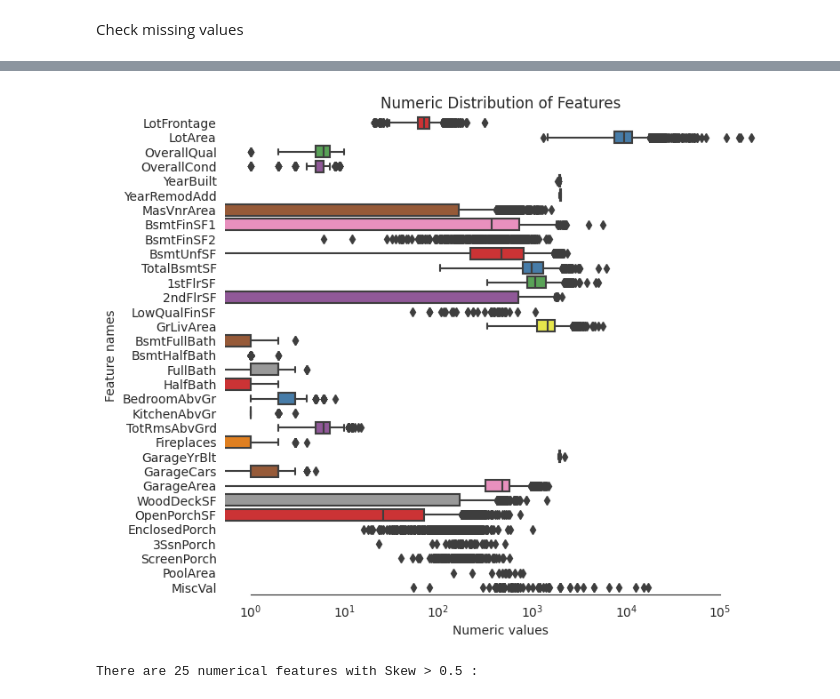
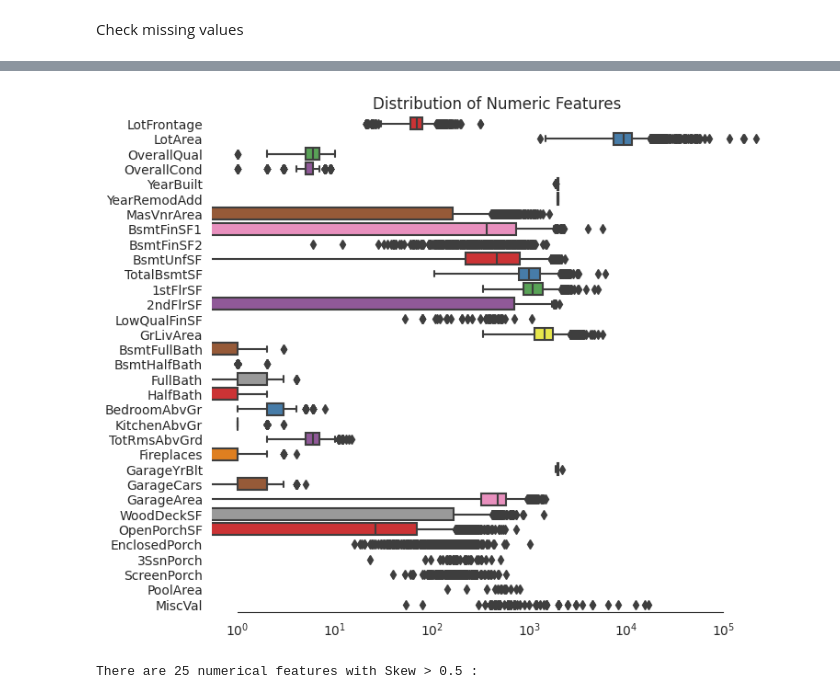
Before and after one commit to KatelinVincent/ML_final_project, a Jupyter notebook: Report.ipynb, the cells around one changed output, grey strips where cells are left out. Drawn from its saved outputs; the diff is of its cells as text; code cells hidden in the pictures.

```diff
--- a/Report.ipynb
+++ b/Report.ipynb
@@ -66,6 +66,8 @@ Normalize SalePrice values so they work better with some of the models we're usi
 # %%
 train["SalePrice"] = np.log1p(train["SalePrice"])
 # %%
+from scipy.stats import skew, norm
+
 sns.set_style("white")
 sns.set_color_codes(palette='deep')
 f, ax = plt.subplots(figsize=(8, 7))
@@ -76,13 +78,17 @@ sns.distplot(train['SalePrice'] , fit=norm, color="b");
 (mu, sigma) = norm.fit(train['SalePrice'])
 print( '\n mu = {:.2f} and sigma = {:.2f}\n'.format(mu, sigma))
 
-#Now plot the distribution
+#Replot
 plt.legend(['Normal dist. ($\mu=$ {:.2f} and $\sigma=$ {:.2f} )'.format(mu, sigma)],
             loc='best')
-ax.xaxis.grid(False)
+sns.set_style("white")
+sns.set_color_codes(palette='deep')
 ax.set(ylabel="Frequency")
 ax.set(xlabel="SalePrice")
-ax.set(title="SalePrice distribution")
+ax.set(title="SalePrice Before Normalization")
+ax.xaxis.grid(False)
+
+sns.distplot(train['SalePrice'], color="b");
 sns.despine(trim=True, left=True)
 
 plt.show()
@@ -147,3 +151,14 @@ all_features.shape
 (2919, 79)
 # %% [markdown]
 Check missing values
+# %%
+
+data = pd.DataFrame(all_features)
+df_cols = list(pd.DataFrame(data))
+missing = {}
+for i in range(0, len(df_cols)):
+    missing.update({df_cols[i]: round(data[df_cols[i]].isnull().mean()*100,2)})
+
+df_miss = sorted(missing.items(), key=lambda x: x[1], reverse=True)
+print('Columns with the most missing data')
+df_miss[0:10]
@@ -150,15 +216,10 @@ Check missing values
 # %%
+data = pd.DataFrame(all_features)
+df_cols = list(pd.DataFrame(data))
+missing = {}
+for i in range(0, len(df_cols)):
+    missing.update({df_cols[i]: round(data[df_cols[i]].isnull().mean()*100,2)})
 
-def percent_missing(df):
-    data = pd.DataFrame(df)
-    df_cols = list(pd.DataFrame(data))
-    dict_x = {}
-    for i in range(0, len(df_cols)):
-        dict_x.update({df_cols[i]: round(data[df_cols[i]].isnull().mean()*100,2)})
-
-    return dict_x
-
-missing = percent_missing(all_features)
 df_miss = sorted(missing.items(), key=lambda x: x[1], reverse=True)
 print('Percent of missing data')
 df_miss[0:10]
@@ -254,18 +243,17 @@ for i in all_features.columns:
     if all_features[i].dtype in numeric_dtypes:
         numeric.append(i)
 # %%
-# Create box plots for all numeric features
+
 sns.set_style("white")
 f, ax = plt.subplots(figsize=(8, 7))
 ax.set_xscale("log")
 ax = sns.boxplot(data=all_features[numeric] , orient="h", palette="Set1")
 ax.xaxis.grid(False)
-ax.set(ylabel="Feature names")
-ax.set(xlabel="Numeric values")
-ax.set(title="Numeric Distribution of Features")
+ax.set(title="Distribution of Numeric Features")
+
 sns.despine(trim=True, left=True)
 # %% [output]
-[figure, old version]
+[figure, new version]
 # %%
 # Find skewed numerical features
 skew_features = all_features[numeric].apply(lambda x: skew(x)).sort_values(ascending=False)
```
Also changed, not shown: parts of 24 cells of this notebook.
